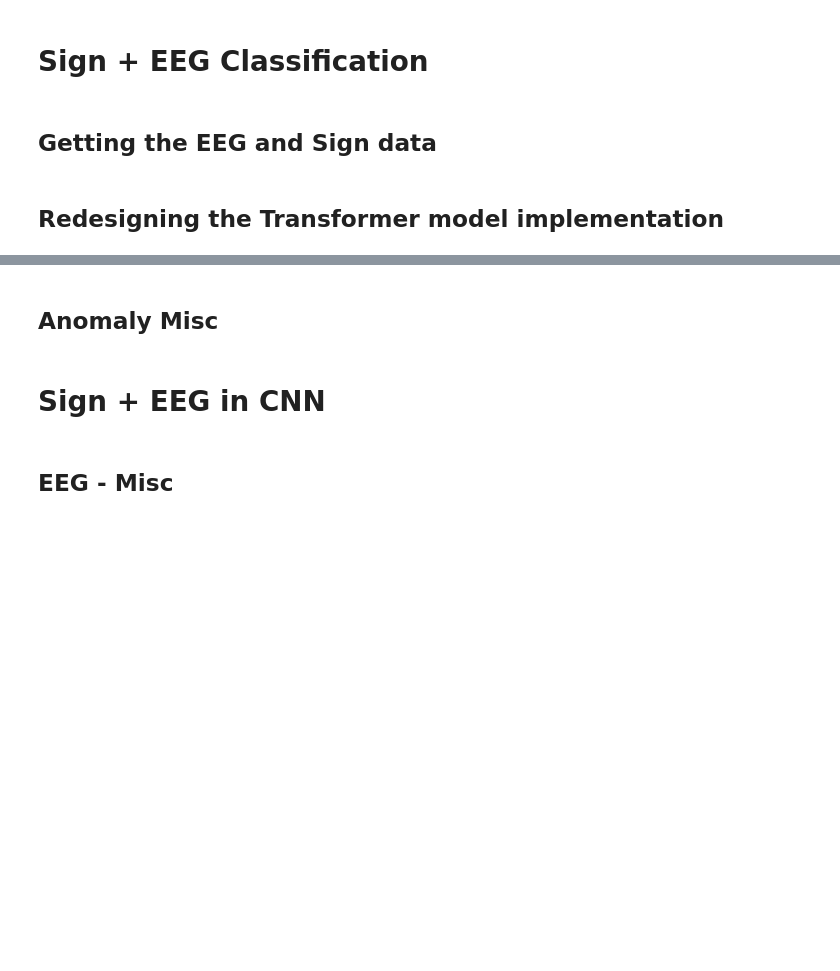
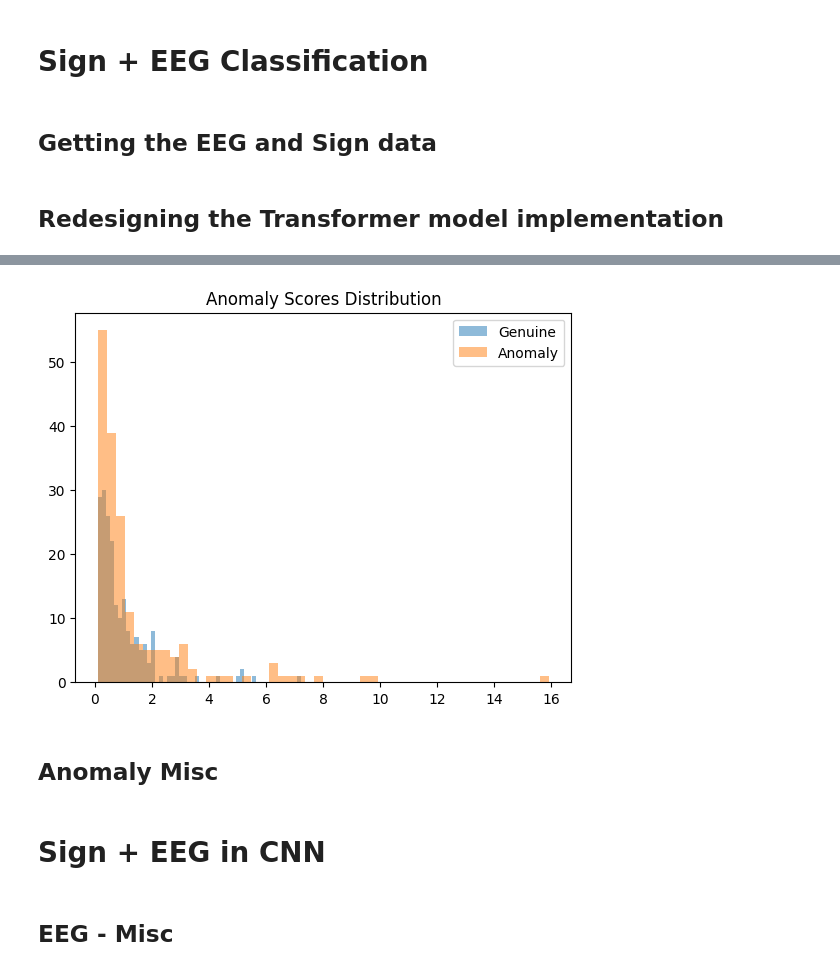
Before and after one commit to majesticloser47/Multimodal-Biometrics-Project, a Jupyter notebook: sign_eeg_feature_extraction.ipynb, the cells around one changed output, grey strips where cells are left out. Drawn from its saved outputs; the diff is of its cells as text; code cells hidden in the pictures; blank space fills up the shorter version.

Commit message:
validated anomaly model results

```diff
--- a/sign_eeg_feature_extraction.ipynb
+++ b/sign_eeg_feature_extraction.ipynb
@@ -1124,9 +1131,7 @@ class SignEEGTransformerAutoEncoder(nn.Module):
 
         return sign_recon, eeg_recon
 # %%
-def train_validate_autoencoder(
-    model, train_loader, val_loader, device, num_epochs=20, lr=1e-4
-):
+def train_validate_autoencoder(model, train_loader, val_loader, device, num_epochs=20, lr=1e-4):
     optimizer = torch.optim.Adam(model.parameters(), lr=lr)
     loss_fn = nn.MSELoss()
     model.to(device)
@@ -1177,8 +1182,69 @@ def train_validate_autoencoder(
                 val_loss += loss.item()
         avg_val_loss = val_loss / len(val_loader.dataset)
         print(f"Epoch {epoch+1} | Val Loss: {avg_val_loss:.4f}")
+    return model
 # %%
 device = 'cuda' if torch.cuda.is_available() else 'cpu'
-anomaly_model = SignEEGTransformerAutoEncoder(sign_input_dim=sign_ts_dim_train, sign_seq_len=sign_seq_len_train, eeg_input_dim=eeg_ts_dim_train, eeg_seq_len=eeg_seq_len_train, d_model=64, num_heads=4, num_layers=2).to(device)
+anomaly_model = SignEEGTransformerAutoEncoder(sign_input_dim=sign_ts_dim_train, sign_seq_len=sign_seq_len_train, eeg_input_dim=eeg_ts_dim_train, eeg_seq_len=eeg_seq_len_train, d_model=128, num_heads=4, num_layers=2).to(device)
 
-train_validate_autoencoder(anomaly_model, anomaly_train_loader, anomaly_test_loader, device, num_epochs=10, lr=1e-5)
+model = train_validate_autoencoder(anomaly_model, anomaly_train_loader, anomaly_test_loader, device, num_epochs=10, lr=1e-5)
+# %%
+# model = SignEEGTransformerAutoEncoder(
+#     sign_input_dim=sign_ts_dim_test,
+#     sign_seq_len=sign_seq_len_test,
+#     eeg_input_dim=eeg_ts_dim_test,
+#     eeg_seq_len=eeg_seq_len_test,
+#     d_model=128,
+#     num_heads=4,
+#     num_layers=2
+# )
+# model.load_state_dict(torch.load("D:\\KCL Final Year Individual Project\\Implementation\\Project Implementation\models\\anomaly_model_07212025-153342.pth", map_location='cpu'))
+device = 'cuda' if torch.cuda.is_available() else 'cpu'
+anomaly_test_loader = DataLoader(anomaly_test_dataset, batch_size=16, shuffle=False)
+
+model.to(device)
+model.eval()
+all_scores = []
+all_labels = []
+
+with torch.no_grad():
+    for batch in anomaly_test_loader:
+        sign_x_ts = batch['sign_x_ts'].to(device)
+        eeg_x_ts = batch['eeg_x_ts'].to(device)
+        sign_attention_mask = batch['sign_attention_mask'].to(device)
+        eeg_attention_mask = batch['eeg_attention_mask'].to(device)
+        labels = torch.tensor(batch['labels'], dtype=torch.float32).to(device)
+        sign_recon, eeg_recon = model(sign_x_ts, eeg_x_ts, sign_attention_mask, eeg_attention_mask)
+        sign_error = ((sign_recon - sign_x_ts) ** 2).max(dim=(1, 2)).cpu().numpy()
+        eeg_error = ((eeg_recon - eeg_x_ts) ** 2).max(dim=(1, 2)).cpu().numpy()
+        scores = sign_error + eeg_error
+        all_scores.extend(scores)
+        all_labels.extend(labels.cpu().numpy())
+
+all_scores_np = np.array(all_scores)
+all_labels_np = np.array(all_labels)
+fpr, tpr, thresholds = roc_curve(all_labels_np, all_scores_np)
+optimal_idx = np.argmax(tpr - fpr)
+threshold = thresholds[optimal_idx]
+# print("Optimal threshold:", optimal_threshold)
+preds = (np.array(all_scores) > threshold).astype(int)
+roc = roc_auc_score(all_labels, all_scores)
+acc = accuracy_score(all_labels, preds)
+prec = precision_score(all_labels, preds, zero_division=0)
+rec = recall_score(all_labels, preds, zero_division=0)
+f1 = f1_score(all_labels, preds, zero_division=0)
+
+print(f"ROC AUC: {roc:.4f}")
+print(f"Accuracy: {acc:.4f}")
+print(f"Precision: {prec:.4f}")
+print(f"Recall: {rec:.4f}")
+print(f"F1 Score: {f1:.4f}")
+print(classification_report(all_labels, preds, target_names=['Genuine', 'Anomaly'], labels=[0,1]))
+print("Confusion Matrix:\n", confusion_matrix(all_labels, preds))
+
+plt.hist(np.array(all_scores)[np.array(all_labels)==0], bins=50, alpha=0.5, label='Genuine')
+plt.hist(np.array(all_scores)[np.array(all_labels)==1], bins=50, alpha=0.5, label='Anomaly')
+plt.legend()
+plt.title("Anomaly Scores Distribution")
+plt.show()
+# %% [output]
@@ -1185,3 +1268,4 @@ train_validate_autoencoder(anomaly_model, anomaly_train_loader, anomaly_test_loa
+[figure, added]
 # %% [markdown]
 ## Anomaly Misc
 # %%
```
Also changed, not shown: parts of 6 cells of this notebook.
